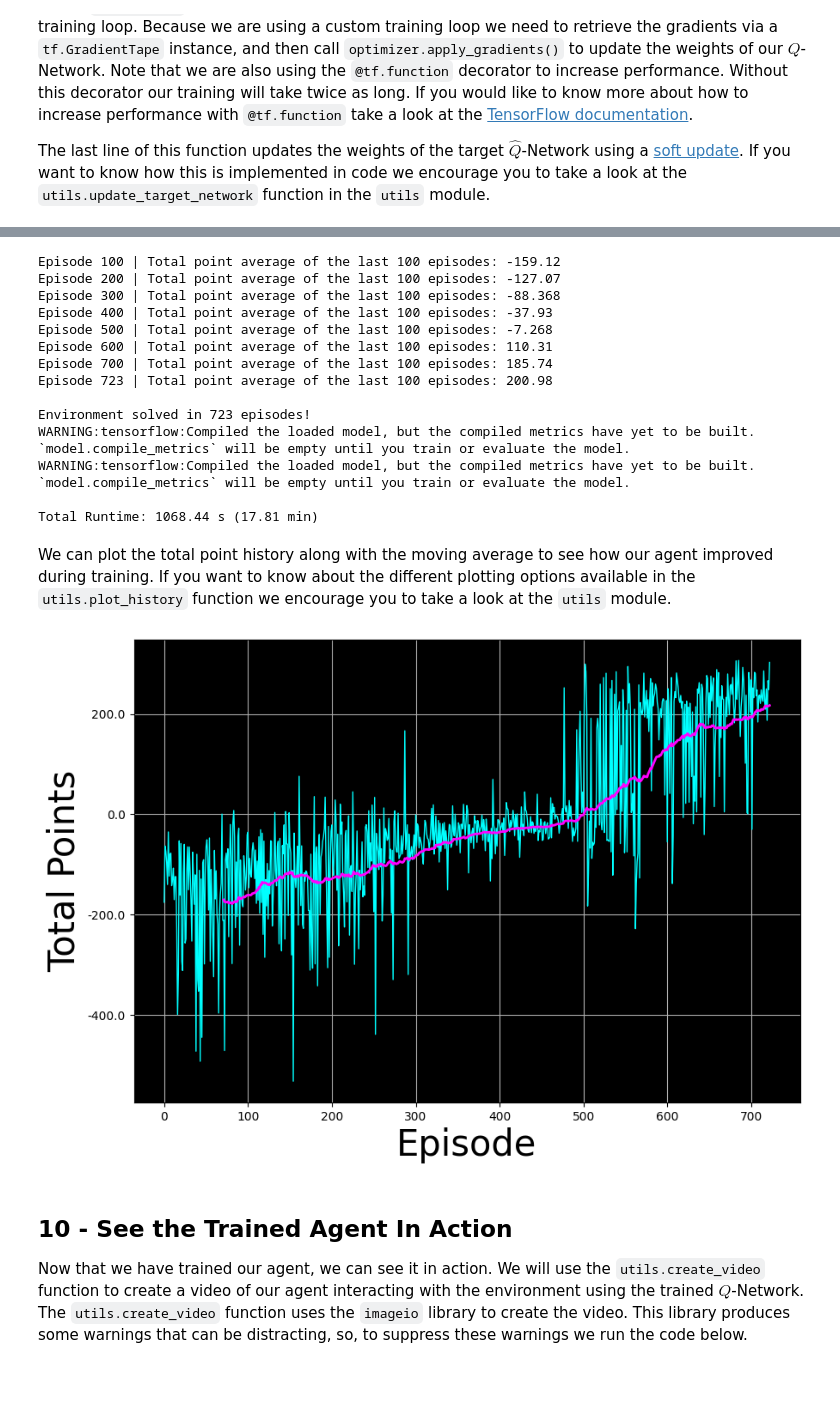
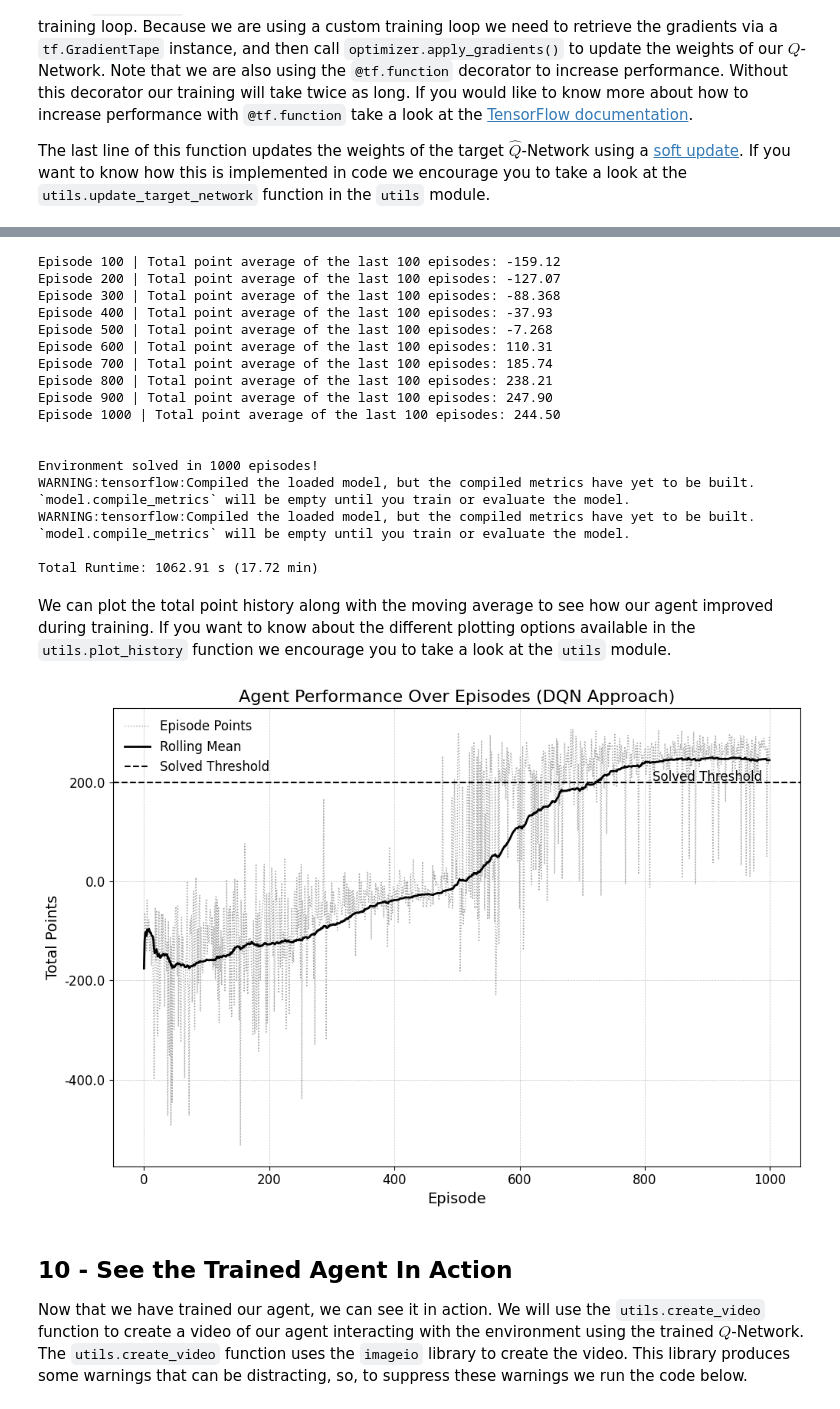
Before and after one commit to omidTarabavar/Unsupervised-ML-RL, a Jupyter notebook: Programming Assignments/Week 3/A1 Reinforcement Learning - Copy.ipynb, the cells around one changed output, grey strips where cells are left out. Drawn from its saved outputs; the diff is of its cells as text; code cells hidden in the pictures; blank space fills up the shorter version.

```diff
--- a/Programming Assignments/Week 3/A1 Reinforcement Learning - Copy.ipynb
+++ b/Programming Assignments/Week 3/A1 Reinforcement Learning - Copy.ipynb
@@ -624,7 +624,7 @@ Finally, we wanted to note that we have included some extra variables to keep tr
 # %%
 start = time.time()
 
-num_episodes = 2000
+num_episodes = 1000
 max_num_timesteps = 1000
 
 total_point_history = []
@@ -688,10 +688,10 @@ for i in range(num_episodes):
 
     # We will consider that the environment is solved if we get an
     # average of 200 points in the last 100 episodes.
-    if av_latest_points >= 200.0:
-        print(f"\n\nEnvironment solved in {i+1} episodes!")
-        q_network.save('lunar_lander_model.h5')
-        break
+    #if av_latest_points >= 200.0:
+print(f"\n\nEnvironment solved in {i+1} episodes!")
+q_network.save('lunar_lander_model.h5')
+        #break
 
 tot_time = time.time() - start
 q_network.save('lunar_lander_model.h5')
@@ -704,20 +704,23 @@ Episode 400 | Total point average of the last 100 episodes: -37.93
 Episode 500 | Total point average of the last 100 episodes: -7.268
 Episode 600 | Total point average of the last 100 episodes: 110.31
 Episode 700 | Total point average of the last 100 episodes: 185.74
-Episode 723 | Total point average of the last 100 episodes: 200.98
+Episode 800 | Total point average of the last 100 episodes: 238.21
+Episode 900 | Total point average of the last 100 episodes: 247.90
+Episode 1000 | Total point average of the last 100 episodes: 244.50
 
-Environment solved in 723 episodes!
+
+Environment solved in 1000 episodes!
 WARNING:tensorflow:Compiled the loaded model, but the compiled metrics have yet to be built. `model.compile_metrics` will be empty until you train or evaluate the model.
 WARNING:tensorflow:Compiled the loaded model, but the compiled metrics have yet to be built. `model.compile_metrics` will be empty until you train or evaluate the model.
 
-Total Runtime: 1068.44 s (17.81 min)
+Total Runtime: 1062.91 s (17.72 min)
 # %% [markdown]
 We can plot the total point history along with the moving average to see how our agent improved during training. If you want to know about the different plotting options available in the `utils.plot_history` function we encourage you to take a look at the `utils` module.
 # %%
 # Plot the total point history along with the moving average
-utils.plot_history(total_point_history)
+utils.plot_history2(total_point_history)
 # %% [output]
-[figure, old version]
+[figure, new version]
 # %% [markdown]
 <a name="10"></a>
 ## 10 - See the Trained Agent In Action
```
Also changed, not shown: parts of 4 cells of this notebook, 14 other files.
